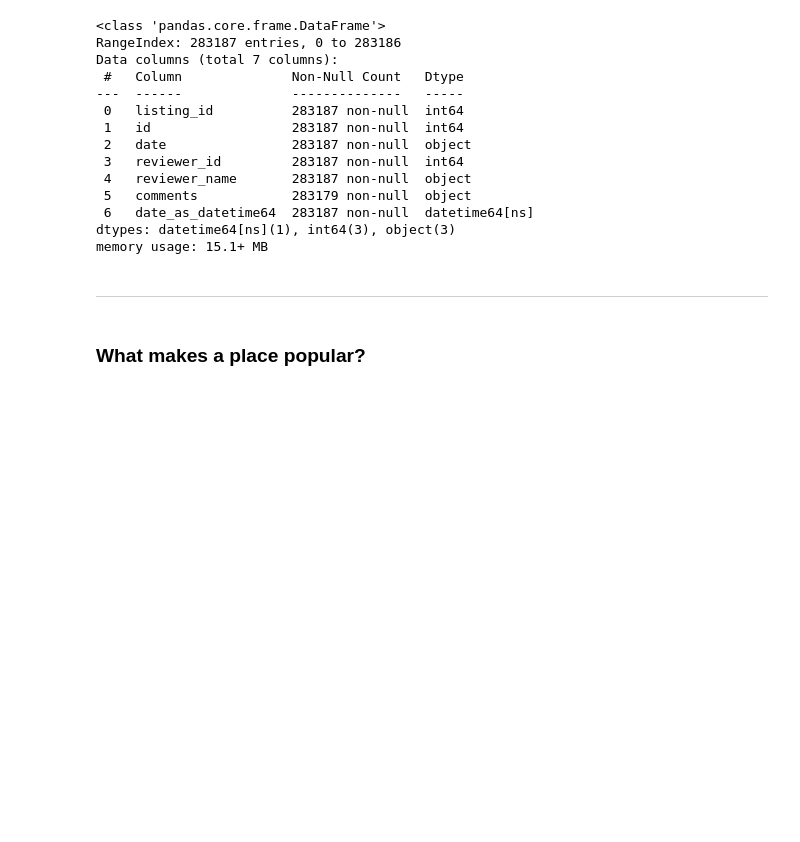
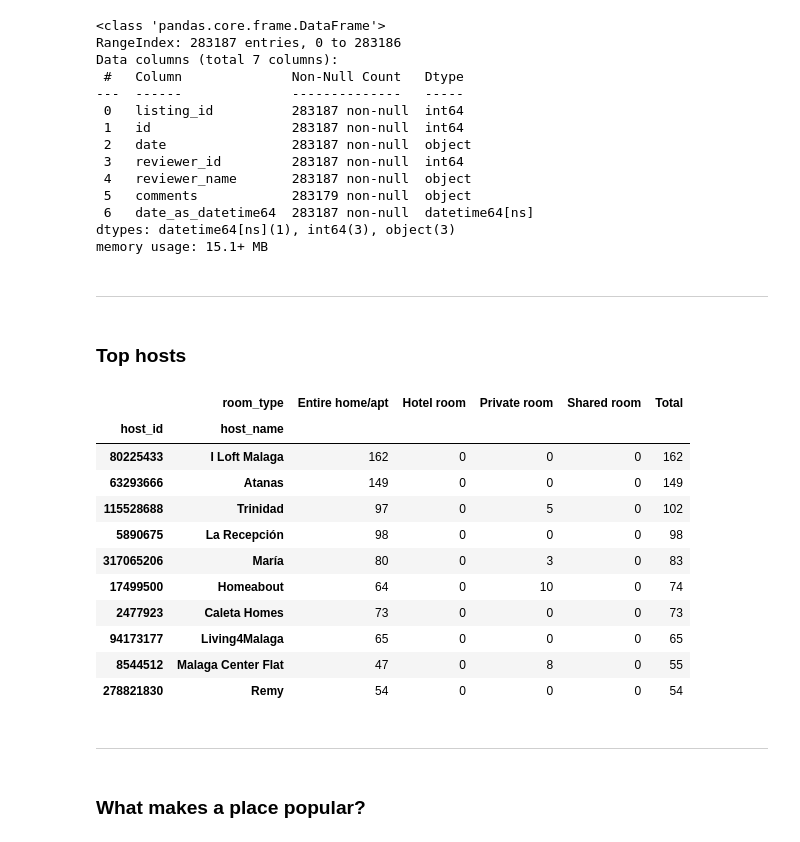
Before and after one commit to fjmmillon/airbnb-malaga-analysis, a Jupyter notebook: malaga_airbnb_analysis.ipynb, the cells around one changed output. Cells and saved outputs as stored; diff of their text form; code cells hidden in the pictures; blank space fills up the shorter version.

Commit message:
Added 'Top hosts section'

```diff
--- a/malaga_airbnb_analysis.ipynb
+++ b/malaga_airbnb_analysis.ipynb
@@ -503,6 +507,26 @@ dtypes: datetime64[ns](1), int64(3), object(3)
 memory usage: 15.1+ MB
 # %% [markdown]
 -----
+# %% [markdown]
+### Top hosts ###
+# %%
+top_hosts=pd.pivot_table(data=listing, aggfunc="count", fill_value=0, index=["host_id","host_name"], columns="room_type", values="id", margins=True,margins_name='Total').sort_values(by=["Total"], ascending=False).drop(index=("Total","")).iloc[0:10]
+top_hosts
+# %% [output]
+|  | room_type | Entire home/apt | Hotel room | Private room | Shared room | Total |
+| host_id | host_name |  |  |  |  |  |
+| 80225433 | I Loft Malaga | 162 | 0 | 0 | 0 | 162 |
+| 63293666 | Atanas | 149 | 0 | 0 | 0 | 149 |
+| 115528688 | Trinidad | 97 | 0 | 5 | 0 | 102 |
+| 5890675 | La Recepción | 98 | 0 | 0 | 0 | 98 |
+| 317065206 | María | 80 | 0 | 3 | 0 | 83 |
+| 17499500 | Homeabout | 64 | 0 | 10 | 0 | 74 |
+| 2477923 | Caleta Homes | 73 | 0 | 0 | 0 | 73 |
+| 94173177 | Living4Malaga | 65 | 0 | 0 | 0 | 65 |
+| 8544512 | Malaga Center Flat | 47 | 0 | 8 | 0 | 55 |
+| 278821830 | Remy | 54 | 0 | 0 | 0 | 54 |
+# %% [markdown]
+---------------------
 # %% [markdown]
 ### What makes a place popular? ###
 # %% [markdown]
```
Also changed, not shown: parts of 5 cells of this notebook.
